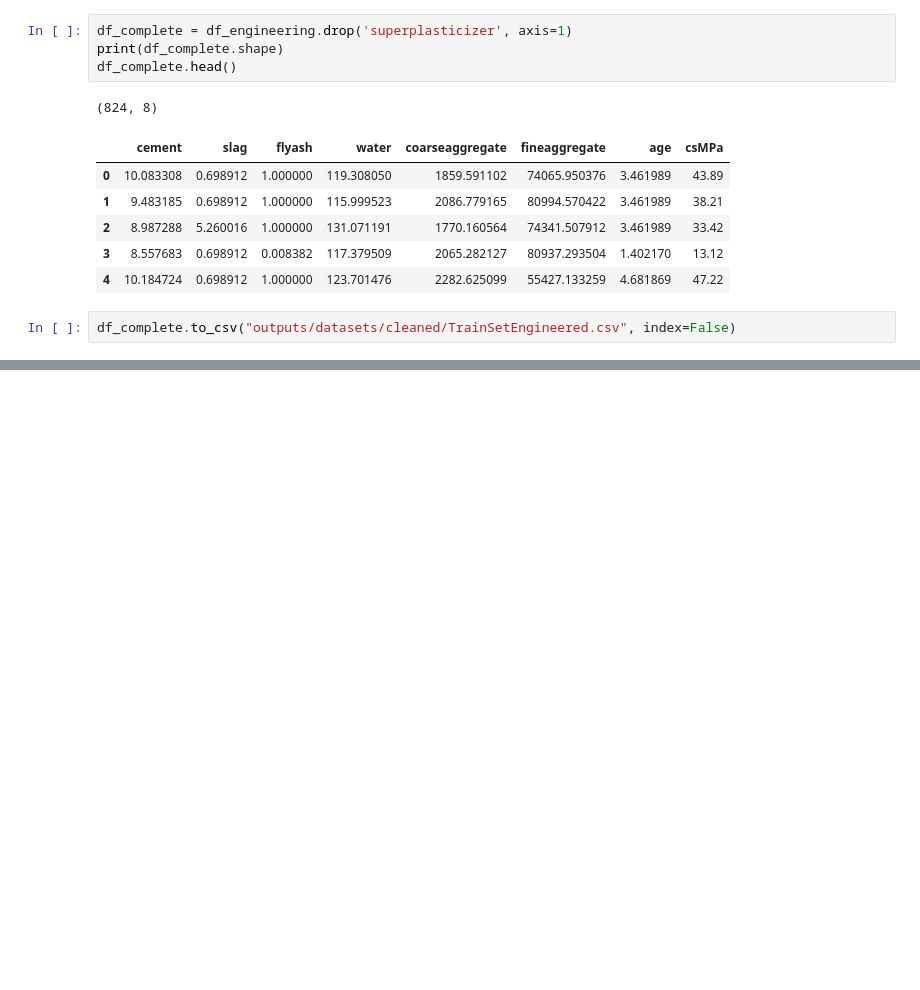
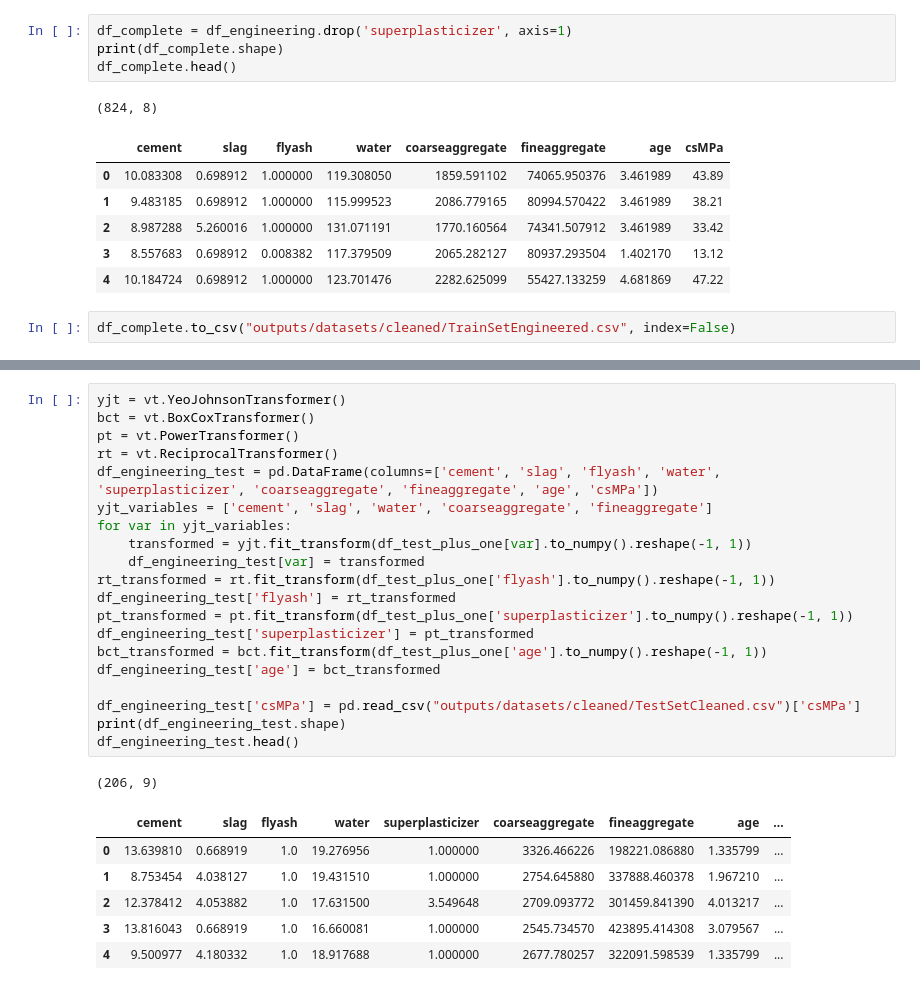
Before and after one commit to Dante-Cadiz/concrete-strength, a Jupyter notebook: jupyter_notebooks/FeatureEngineering.ipynb, the cells around one changed output, grey strips where cells are left out. Drawn from its saved outputs; the diff is of its cells as text; blank space fills up the shorter version.

```diff
--- a/jupyter_notebooks/FeatureEngineering.ipynb
+++ b/jupyter_notebooks/FeatureEngineering.ipynb
@@ -234,0 +248,29 @@ df_complete.to_csv("outputs/datasets/cleaned/TrainSetEngineered.csv", index=Fals
+# %%
+yjt = vt.YeoJohnsonTransformer()
+bct = vt.BoxCoxTransformer()
+pt = vt.PowerTransformer()
+rt = vt.ReciprocalTransformer()
+df_engineering_test = pd.DataFrame(columns=['cement', 'slag', 'flyash', 'water',
+'superplasticizer', 'coarseaggregate', 'fineaggregate', 'age', 'csMPa'])
+yjt_variables = ['cement', 'slag', 'water', 'coarseaggregate', 'fineaggregate']
+for var in yjt_variables:
+    transformed = yjt.fit_transform(df_test_plus_one[var].to_numpy().reshape(-1, 1))
+    df_engineering_test[var] = transformed
+rt_transformed = rt.fit_transform(df_test_plus_one['flyash'].to_numpy().reshape(-1, 1))
+df_engineering_test['flyash'] = rt_transformed
+pt_transformed = pt.fit_transform(df_test_plus_one['superplasticizer'].to_numpy().reshape(-1, 1))
+df_engineering_test['superplasticizer'] = pt_transformed
+bct_transformed = bct.fit_transform(df_test_plus_one['age'].to_numpy().reshape(-1, 1))
+df_engineering_test['age'] = bct_transformed
+
+df_engineering_test['csMPa'] = pd.read_csv("outputs/datasets/cleaned/TestSetCleaned.csv")['csMPa']
+print(df_engineering_test.shape)
+df_engineering_test.head()
+# %% [output]
+(206, 9)
+|  | cement | slag | flyash | water | superplasticizer | coarseaggregate | fineaggregate | age | ... |
+| 0 | 13.639810 | 0.668919 | 1.0 | 19.276956 | 1.000000 | 3326.466226 | 198221.086880 | 1.335799 | ... |
+| 1 | 8.753454 | 4.038127 | 1.0 | 19.431510 | 1.000000 | 2754.645880 | 337888.460378 | 1.967210 | ... |
+| 2 | 12.378412 | 4.053882 | 1.0 | 17.631500 | 3.549648 | 2709.093772 | 301459.841390 | 4.013217 | ... |
+| 3 | 13.816043 | 0.668919 | 1.0 | 16.660081 | 1.000000 | 2545.734570 | 423895.414308 | 3.079567 | ... |
+| 4 | 9.500977 | 4.180332 | 1.0 | 18.917688 | 1.000000 | 2677.780257 | 322091.598539 | 1.335799 | ... |
```
Also changed, not shown: parts of 5 cells of this notebook, 1 other file.
